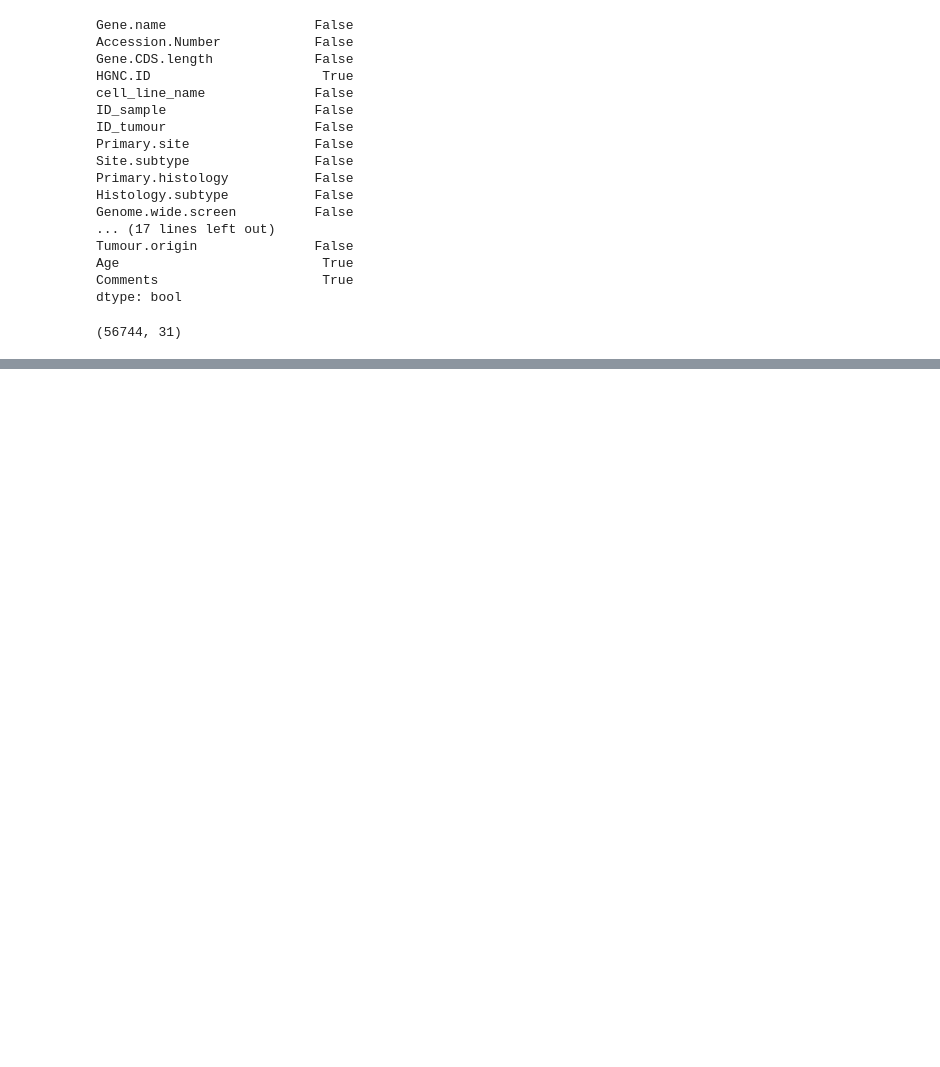
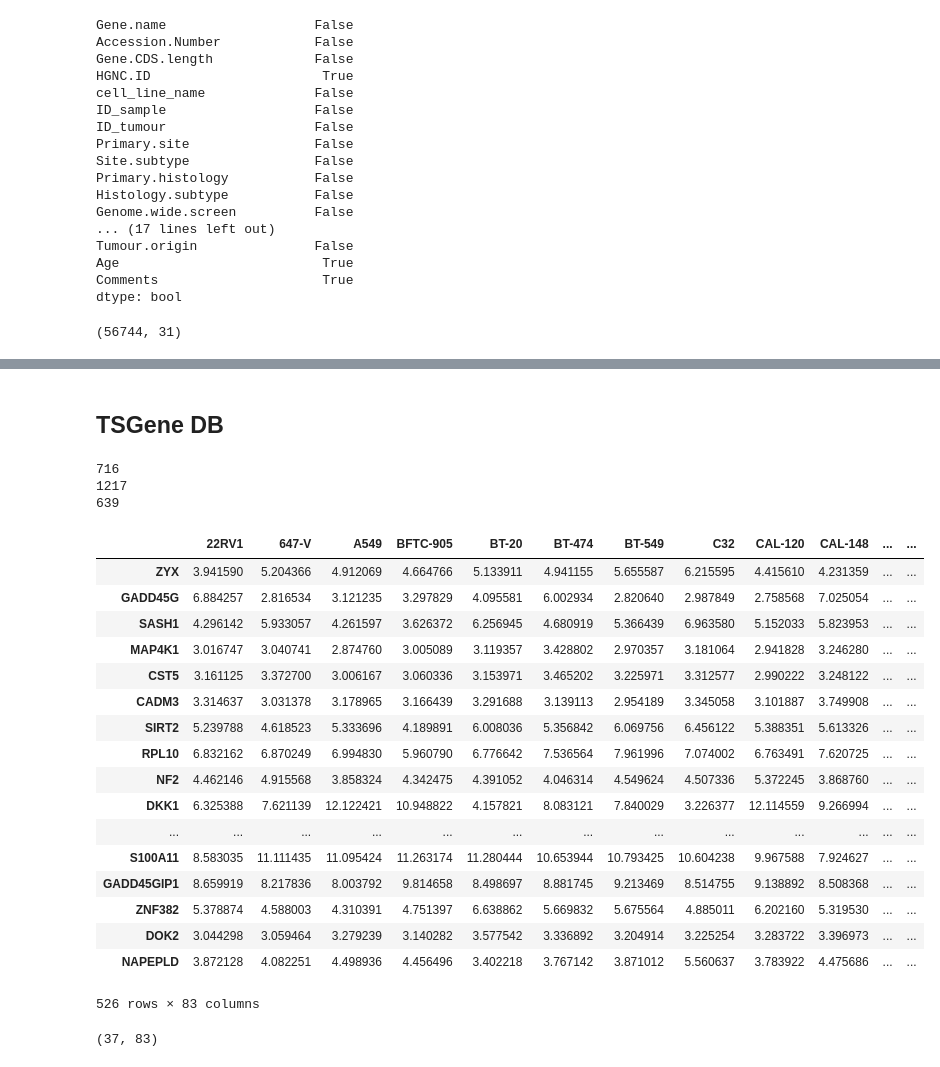
Before and after one commit to joycex99/drug-synergy-modeling, a Jupyter notebook: mutation_alter.ipynb, the cells around one changed output, grey strips where cells are left out. Drawn from its saved outputs; the diff is of its cells as text; code cells hidden in the pictures; blank space fills up the shorter version.

```diff
--- a/mutation_alter.ipynb
+++ b/mutation_alter.ipynb
@@ -39,0 +329,50 @@ mut.shape
+# %% [markdown]
+## TSGene DB
+# %%
+ts1 = pd.DataFrame.from_csv('Molecular_expanded/tumor_supressors_tsgeneDB.csv')
+ts2 = pd.DataFrame.from_csv('Molecular_expanded/Human_TSGs.csv')
+# %%
+ts1_genes = ts1['Gene_symbol'].values
+ts2_genes = ts2['GeneSymbol'].values
+ts_genes = set(ts1_genes) & set(ts2_genes)
+print(len(ts1_genes))
+print(len(ts2_genes))
+print(len(ts_genes))
+# %% [output]
+716
+1217
+639
+# %%
+ts = set(ts_genes) & set(gex.index)
+tsgex = gex.loc[ts]
+tsgex
+# %% [output]
+|  | 22RV1 | 647-V | A549 | BFTC-905 | BT-20 | BT-474 | BT-549 | C32 | CAL-120 | CAL-148 | ... | ... |
+| ZYX | 3.941590 | 5.204366 | 4.912069 | 4.664766 | 5.133911 | 4.941155 | 5.655587 | 6.215595 | 4.415610 | 4.231359 | ... | ... |
+| GADD45G | 6.884257 | 2.816534 | 3.121235 | 3.297829 | 4.095581 | 6.002934 | 2.820640 | 2.987849 | 2.758568 | 7.025054 | ... | ... |
+| SASH1 | 4.296142 | 5.933057 | 4.261597 | 3.626372 | 6.256945 | 4.680919 | 5.366439 | 6.963580 | 5.152033 | 5.823953 | ... | ... |
+| MAP4K1 | 3.016747 | 3.040741 | 2.874760 | 3.005089 | 3.119357 | 3.428802 | 2.970357 | 3.181064 | 2.941828 | 3.246280 | ... | ... |
+| CST5 | 3.161125 | 3.372700 | 3.006167 | 3.060336 | 3.153971 | 3.465202 | 3.225971 | 3.312577 | 2.990222 | 3.248122 | ... | ... |
+| CADM3 | 3.314637 | 3.031378 | 3.178965 | 3.166439 | 3.291688 | 3.139113 | 2.954189 | 3.345058 | 3.101887 | 3.749908 | ... | ... |
+| SIRT2 | 5.239788 | 4.618523 | 5.333696 | 4.189891 | 6.008036 | 5.356842 | 6.069756 | 6.456122 | 5.388351 | 5.613326 | ... | ... |
+| RPL10 | 6.832162 | 6.870249 | 6.994830 | 5.960790 | 6.776642 | 7.536564 | 7.961996 | 7.074002 | 6.763491 | 7.620725 | ... | ... |
+| NF2 | 4.462146 | 4.915568 | 3.858324 | 4.342475 | 4.391052 | 4.046314 | 4.549624 | 4.507336 | 5.372245 | 3.868760 | ... | ... |
+| DKK1 | 6.325388 | 7.621139 | 12.122421 | 10.948822 | 4.157821 | 8.083121 | 7.840029 | 3.226377 | 12.114559 | 9.266994 | ... | ... |
+| ... | ... | ... | ... | ... | ... | ... | ... | ... | ... | ... | ... | ... |
+| S100A11 | 8.583035 | 11.111435 | 11.095424 | 11.263174 | 11.280444 | 10.653944 | 10.793425 | 10.604238 | 9.967588 | 7.924627 | ... | ... |
+| GADD45GIP1 | 8.659919 | 8.217836 | 8.003792 | 9.814658 | 8.498697 | 8.881745 | 9.213469 | 8.514755 | 9.138892 | 8.508368 | ... | ... |
+| ZNF382 | 5.378874 | 4.588003 | 4.310391 | 4.751397 | 6.638862 | 5.669832 | 5.675564 | 4.885011 | 6.202160 | 5.319530 | ... | ... |
+| DOK2 | 3.044298 | 3.059464 | 3.279239 | 3.140282 | 3.577542 | 3.336892 | 3.204914 | 3.225254 | 3.283722 | 3.396973 | ... | ... |
+| NAPEPLD | 3.872128 | 4.082251 | 4.498936 | 4.456496 | 3.402218 | 3.767142 | 3.871012 | 5.560637 | 3.783922 | 4.475686 | ... | ... |
+526 rows × 83 columns
+# %%
+for tsg in tsgex.index:
+    row = tsgex.loc[tsg]
+    upper = np.mean(row) + 6*np.std(row)
+    lower = np.mean(row) - 6*np.std(row)
+
+    if not (any(row > upper) or any(row < lower)):
+        tsgex.drop(tsg, inplace=True)
+tsgex.shape
+# %% [output]
+(37, 83)
```
Also changed, not shown: parts of 71 cells of this notebook, 8 other files.
